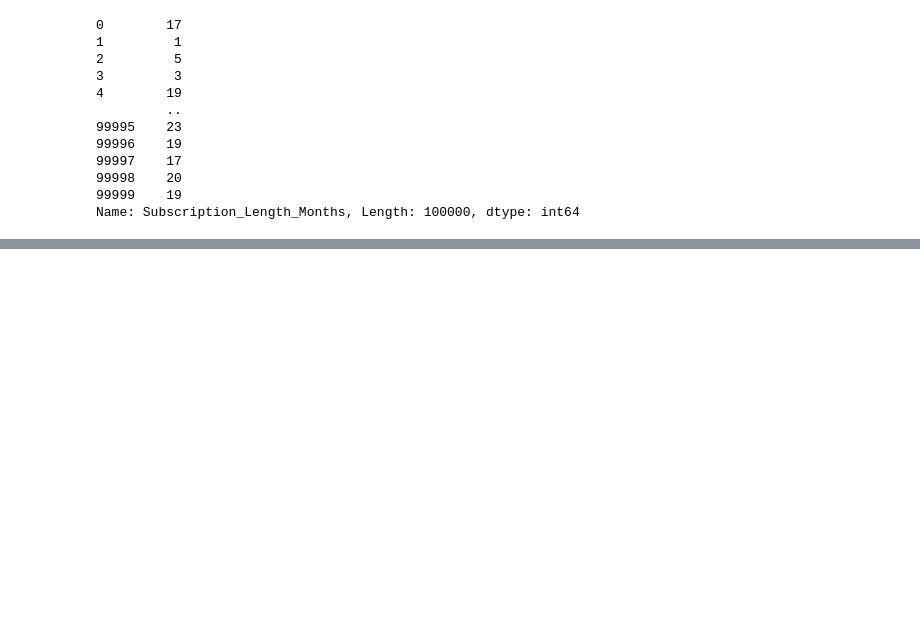
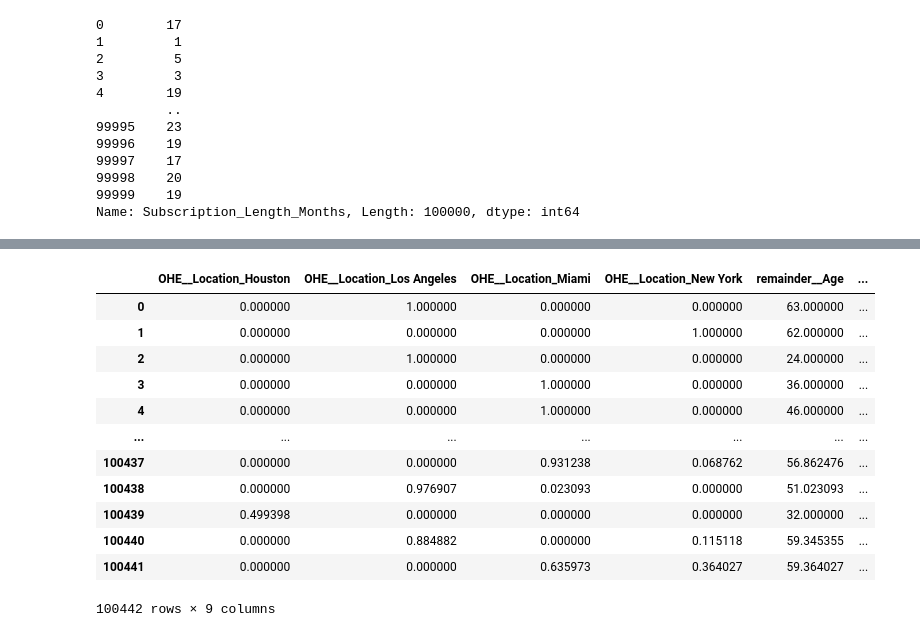
Before and after one commit to GyanPrakashkushwaha/Customer-Churn-Prediction, a Jupyter notebook: experiments/generate_data/smote.ipynb, the cells around one changed output, grey strips where cells are left out. Saved outputs shown, nothing was run; the diff lists cells and outputs as text; code cells hidden in the pictures; blank space fills up the shorter version.

Commit message:
delerating data

```diff
--- a/experiments/generate_data/smote.ipynb
+++ b/experiments/generate_data/smote.ipynb
@@ -34,0 +39,12 @@ Name: Subscription_Length_Months, Length: 100000, dtype: int64
+# %%
+from sklearn.compose import ColumnTransformer
+from sklearn.preprocessing import OneHotEncoder
+
+preprocessing = ColumnTransformer(transformers=[
+    ('OHE',OneHotEncoder(drop='first',sparse=False,dtype=np.int64),['Location']),
+],remainder='passthrough')
+# %%
+df['Gender']=df['Gender'].replace({'Male':0,'Female':1})
+# %%
+df = preprocessing.fit_transform(df)
+df = pd.DataFrame(data=df,columns=preprocessing.get_feature_names_out())
@@ -34,0 +66,18 @@ Name: Subscription_Length_Months, Length: 100000, dtype: int64
+# %%
+X,y= smte.fit_resample(X=df.drop(columns='remainder__Churn'),y=df['remainder__Churn'])
+# %%
+X
+# %% [output]
+|  | OHE__Location_Houston | OHE__Location_Los Angeles | OHE__Location_Miami | OHE__Location_New York | remainder__Age | ... |
+| 0 | 0.000000 | 1.000000 | 0.000000 | 0.000000 | 63.000000 | ... |
+| 1 | 0.000000 | 0.000000 | 0.000000 | 1.000000 | 62.000000 | ... |
+| 2 | 0.000000 | 1.000000 | 0.000000 | 0.000000 | 24.000000 | ... |
+| 3 | 0.000000 | 0.000000 | 1.000000 | 0.000000 | 36.000000 | ... |
+| 4 | 0.000000 | 0.000000 | 1.000000 | 0.000000 | 46.000000 | ... |
+| ... | ... | ... | ... | ... | ... | ... |
+| 100437 | 0.000000 | 0.000000 | 0.931238 | 0.068762 | 56.862476 | ... |
+| 100438 | 0.000000 | 0.976907 | 0.023093 | 0.000000 | 51.023093 | ... |
+| 100439 | 0.499398 | 0.000000 | 0.000000 | 0.000000 | 32.000000 | ... |
+| 100440 | 0.000000 | 0.884882 | 0.000000 | 0.115118 | 59.345355 | ... |
+| 100441 | 0.000000 | 0.000000 | 0.635973 | 0.364027 | 59.364027 | ... |
+100442 rows × 9 columns
```
Also changed, not shown: parts of 11 cells of this notebook, 2 other files.
